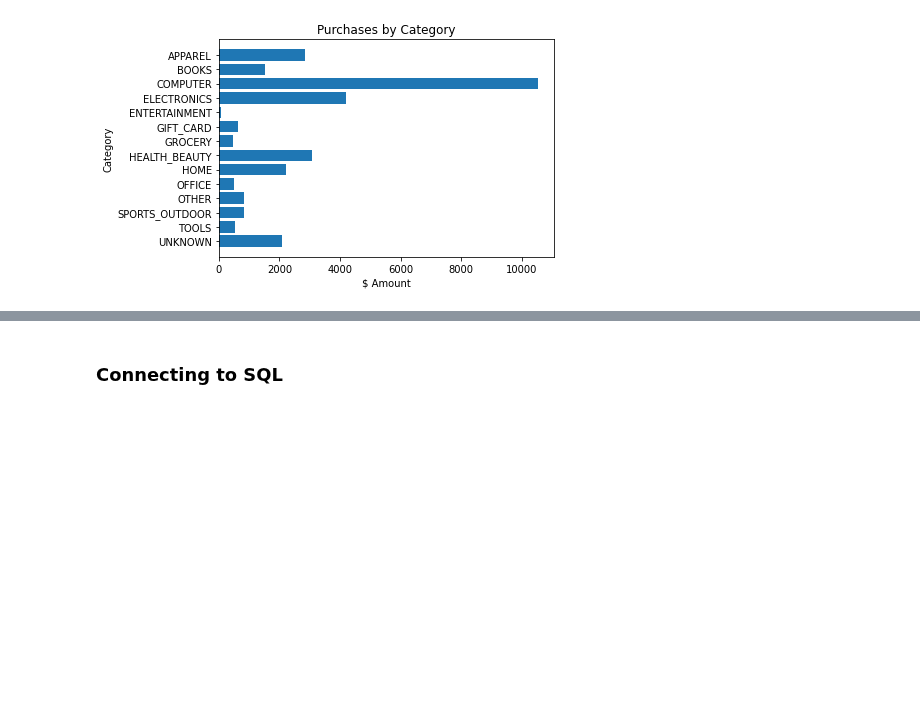
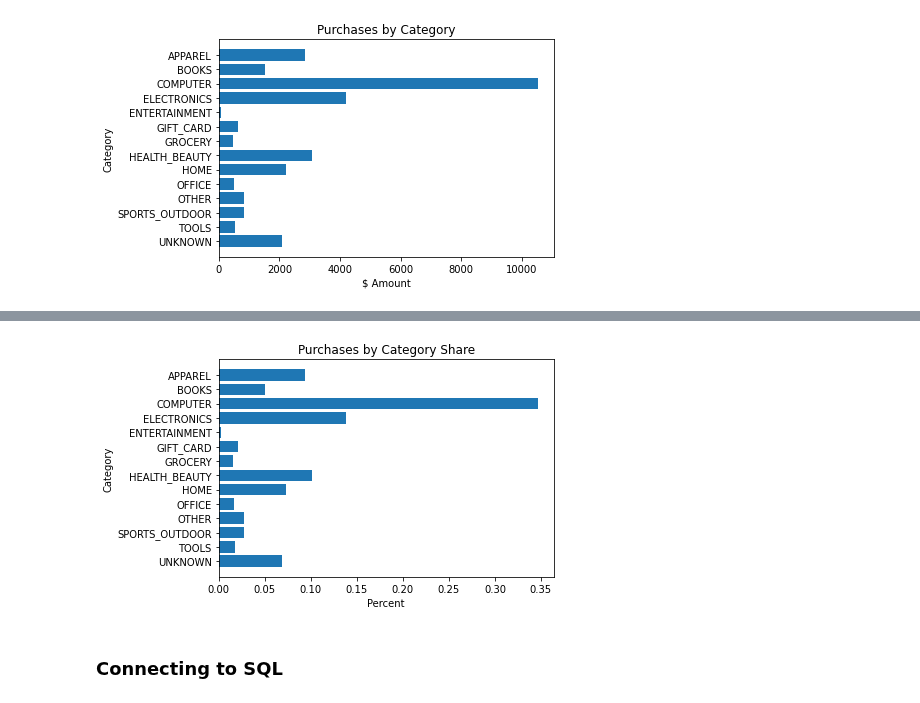
Before and after one commit to AmitSamra/AmazonOrderHistory, a Jupyter notebook: AmazonOrderHistory.ipynb, the cells around one changed output, grey strips where cells are left out. Drawn from its saved outputs; the diff is of its cells as text; code cells hidden in the pictures; blank space fills up the shorter version.

```diff
--- a/AmazonOrderHistory.ipynb
+++ b/AmazonOrderHistory.ipynb
@@ -731,3 +727,14 @@ AttributeError: 'numpy.ndarray' object has no attribute 'div'
+# %%
+# Plot purchases by category share
+
+fig,ax = plt.subplots()
+ax.barh(df_CategoryShare['Category'],df_CategoryShare['Share'])
+ax.set_xlabel('Percent')
+ax.set_ylabel('Category')
+ax.set_title('Purchases by Category Share')
+plt.show()
+# %% [output]
+[figure, added]
 # %% [markdown]
 ###  Connecting to SQL
 # %%
```
Also changed, not shown: parts of 2 cells of this notebook.
